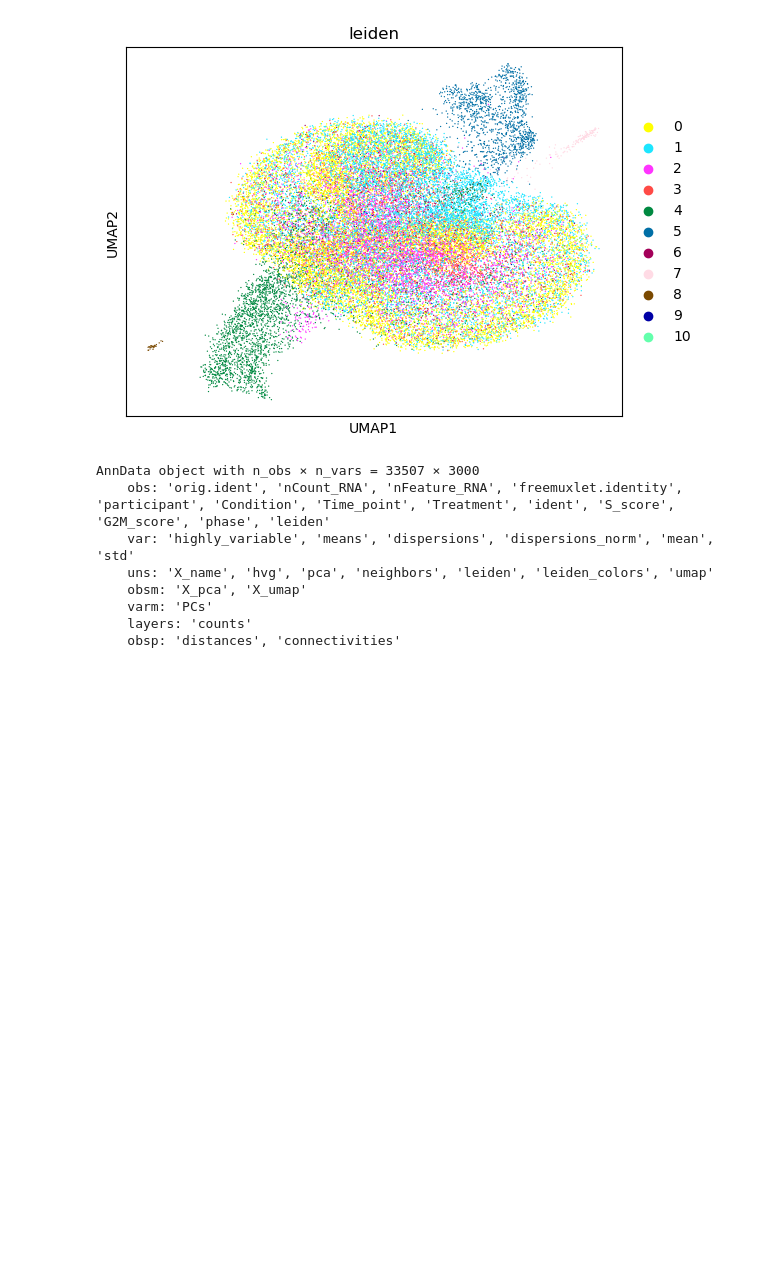
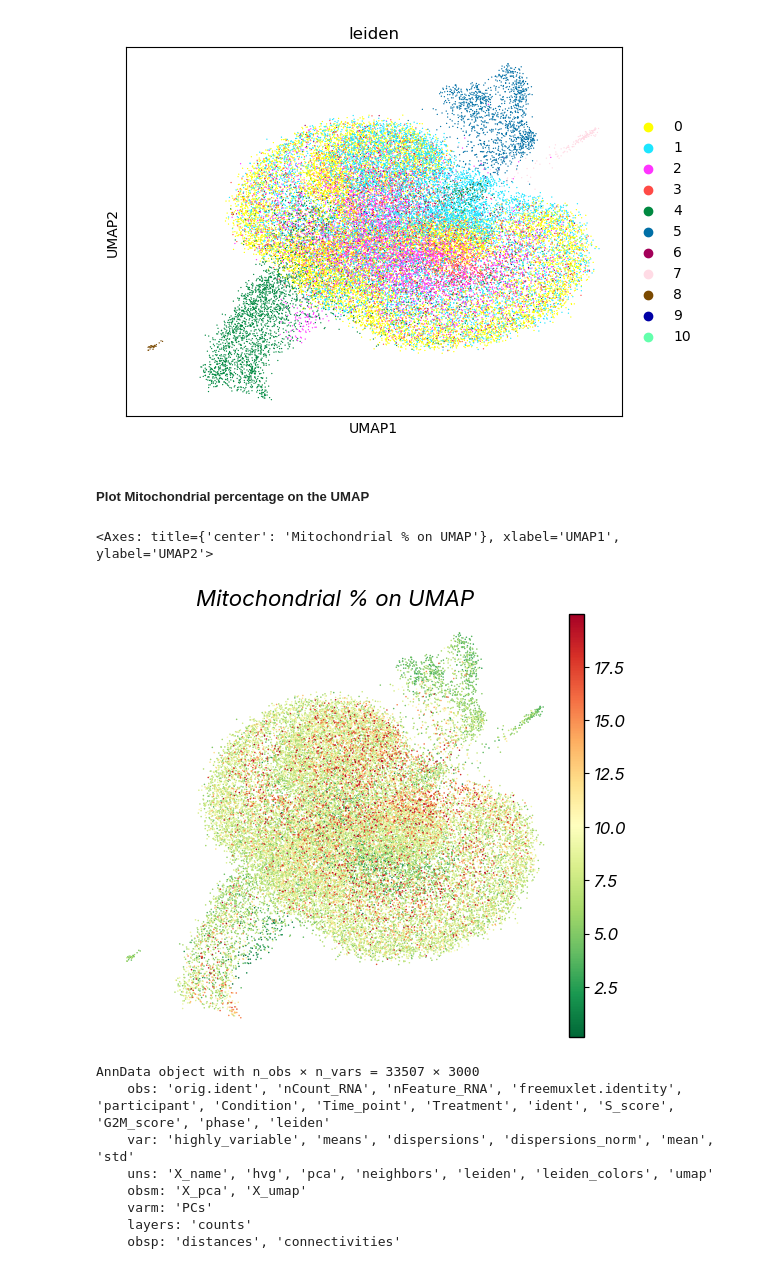
Before and after one commit to stan-dale/EGFRi-organoid-single-cell, a Jupyter notebook: notebooks/d10-lapa/1-clustering_and_dimensionality_reduction.ipynb, the cells around one changed output. Drawn from its saved outputs; the diff is of its cells as text; code cells hidden in the pictures; blank space fills up the shorter version.

```diff
--- a/notebooks/d10-lapa/1-clustering_and_dimensionality_reduction.ipynb
+++ b/notebooks/d10-lapa/1-clustering_and_dimensionality_reduction.ipynb
@@ -19,5 +20,7 @@ from src.markers import cell_cycle_markers, cell_type_markers
 # %%
-d10_lapa = sc.read_h5ad(DATA_DIR / "data-objects/raw/egfDuod_D10_Lapa_DZ.h5ad")
+#d10_lapa = sc.read_h5ad(DATA_DIR / "data-objects/raw/egfDuod_D10_Lapa_DZ.h5ad")
+
+d10_lapa = sc.read_h5ad(DATA_DIR / "data-objects/clustered/clustered_egfDuod_D10_Lapa_DZ.h5ad")
 # %% [markdown]
 ##### Inspect the AnnData to identify the normalised and raw matrices.
 # %%
@@ -204,6 +207,27 @@ sc.tl.umap(var)
 sc.pl.umap(var, color = 'leiden')
 # %% [output]
 [figure]
+# %% [markdown]
+##### Plot Mitochondrial percentage on the UMAP
+# %%
+ad = d10_lapa[d10_lapa.obs["pct_counts_mt"] < 20]
+
+fig, ax = plt.subplots(figsize=(6.5, 5.5))
+#fig, ax = fs.make_figure(slot="single")
+
+sc.pl.umap(
+    ad,
+    color="pct_counts_mt",
+    cmap="RdYlGn_r",
+    size=5,
+    ax=ax,
+    show=False,
+    frameon=False,
+    title="Mitochondrial % on UMAP",
+)
+# %% [output]
+<Axes: title={'center': 'Mitochondrial % on UMAP'}, xlabel='UMAP1', ylabel='UMAP2'>
+[figure, added]
 # %%
 var
 # %% [output]
```
Also changed, not shown: parts of 2 cells of this notebook, 12 other files.
